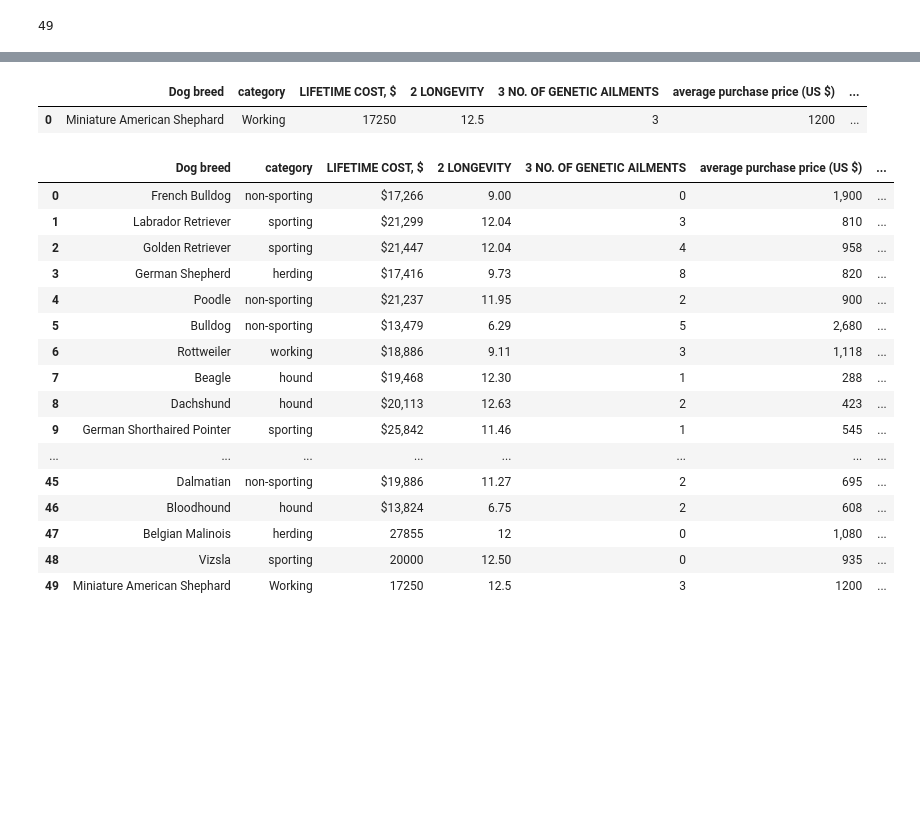
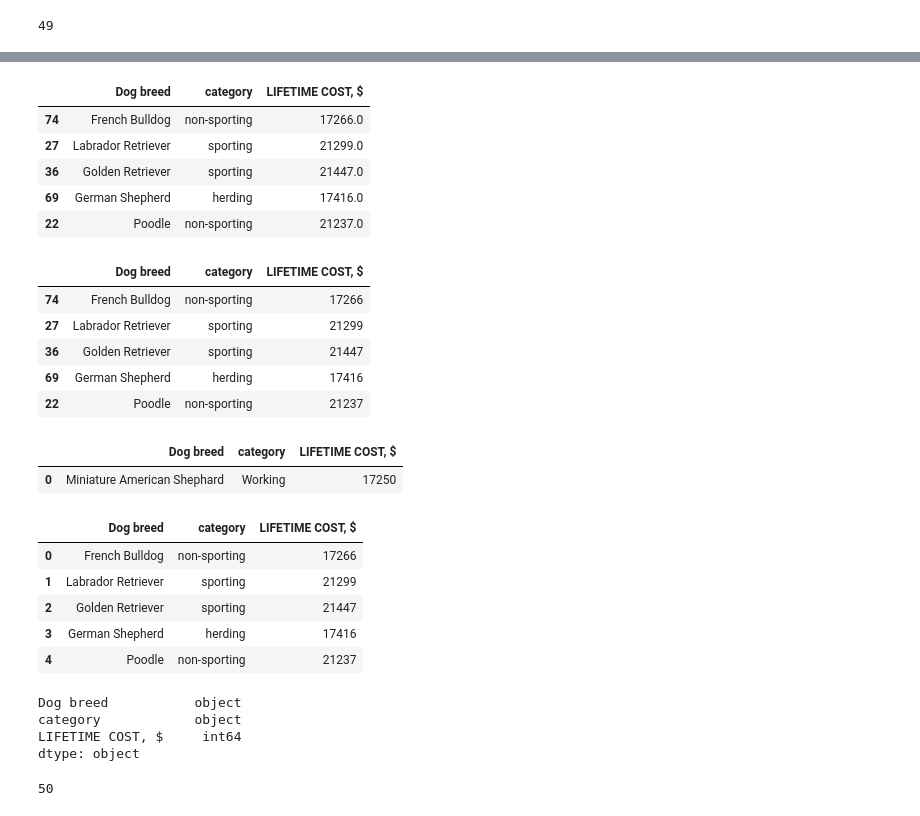
Before and after one commit to wingtungl/dog_project, a Jupyter notebook: Project_4_datacleaning.ipynb, the cells around one changed output, grey strips where cells are left out. Drawn from its saved outputs; the diff is of its cells as text; code cells hidden in the pictures; blank space fills up the shorter version.

```diff
--- a/Project_4_datacleaning.ipynb
+++ b/Project_4_datacleaning.ipynb
@@ -260,0 +182,3 @@ clean_data_df
+# %%
+clean_data_df['LIFETIME COST, $'] = clean_data_df['LIFETIME COST, $'].str.replace(',', '').str.replace('$', '')
+clean_data_df.head()
@@ -260,0 +192,10 @@ clean_data_df
+# %%
+clean_data_df.loc[122,'LIFETIME COST, $']= '13500'
+clean_data_df.loc[158,'LIFETIME COST, $']= '14220'
+clean_data_df.loc[109,'LIFETIME COST, $']= '26055'
+clean_data_df.loc[151,'LIFETIME COST, $']= '23040'
+clean_data_df.loc[170,'LIFETIME COST, $']= '26750'
+clean_data_df.loc[169,'LIFETIME COST, $']= '17145'
+clean_data_df.loc[97,'LIFETIME COST, $']= '18305'
+clean_data_df.loc[104,'LIFETIME COST, $']= '21340'
+clean_data_df.head()
@@ -261,39 +209,53 @@ clean_data_df
+# %%
+clean_data_df['LIFETIME COST, $'] = clean_data_df['LIFETIME COST, $'].astype(float)
+clean_data_df.head()
+# %% [output]
+|  | Dog breed | category | LIFETIME COST, $ |
+| 74 | French Bulldog | non-sporting | 17266.0 |
+| 27 | Labrador Retriever | sporting | 21299.0 |
+| 36 | Golden Retriever | sporting | 21447.0 |
+| 69 | German Shepherd | herding | 17416.0 |
+| 22 | Poodle | non-sporting | 21237.0 |
+# %%
+clean_data_df['LIFETIME COST, $'] = clean_data_df['LIFETIME COST, $'].astype(int)
+clean_data_df.head()
+# %% [output]
+|  | Dog breed | category | LIFETIME COST, $ |
+| 74 | French Bulldog | non-sporting | 17266 |
+| 27 | Labrador Retriever | sporting | 21299 |
+| 36 | Golden Retriever | sporting | 21447 |
+| 69 | German Shepherd | herding | 17416 |
+| 22 | Poodle | non-sporting | 21237 |
 # %%
 #Miniature American Shephard
 american_shephard_row= {
     'Dog breed': 'Miniature American Shephard',
     'category':'Working',
     'LIFETIME COST, $': 17250,
-    '2 LONGEVITY': 12.5,
-    '3 NO. OF GENETIC AILMENTS':3,
-    'average purchase price (US $)':1200,
-    'lowest (US$)':450,
-    'highest (US$)':1500,
-    'food per lifetime, $': 4500
 }
 american_shephard_df = pd.DataFrame([american_shephard_row])
 american_shephard_df
 # %% [output]
-|  | Dog breed | category | LIFETIME COST, $ | 2 LONGEVITY | 3 NO. OF GENETIC AILMENTS | average purchase price (US $) | ... |
-| 0 | Miniature American Shephard | Working | 17250 | 12.5 | 3 | 1200 | ... |
+|  | Dog breed | category | LIFETIME COST, $ |
+| 0 | Miniature American Shephard | Working | 17250 |
 # %%
 full_clean_data_df = pd.concat([clean_data_df, american_shephard_df], ignore_index=True)
-full_clean_data_df
+full_clean_data_df.head()
 # %% [output]
-|  | Dog breed | category | LIFETIME COST, $ | 2 LONGEVITY | 3 NO. OF GENETIC AILMENTS | average purchase price (US $) | ... |
-| 0 | French Bulldog | non-sporting | $17,266 | 9.00 | 0 | 1,900 | ... |
-| 1 | Labrador Retriever | sporting | $21,299 | 12.04 | 3 | 810 | ... |
-| 2 | Golden Retriever | sporting | $21,447 | 12.04 | 4 | 958 | ... |
-| 3 | German Shepherd | herding | $17,416 | 9.73 | 8 | 820 | ... |
-| 4 | Poodle | non-sporting | $21,237 | 11.95 | 2 | 900 | ... |
-| 5 | Bulldog | non-sporting | $13,479 | 6.29 | 5 | 2,680 | ... |
-| 6 | Rottweiler | working | $18,886 | 9.11 | 3 | 1,118 | ... |
-| 7 | Beagle | hound | $19,468 | 12.30 | 1 | 288 | ... |
-| 8 | Dachshund | hound | $20,113 | 12.63 | 2 | 423 | ... |
-| 9 | German Shorthaired Pointer | sporting | $25,842 | 11.46 | 1 | 545 | ... |
-| ... | ... | ... | ... | ... | ... | ... | ... |
-| 45 | Dalmatian | non-sporting | $19,886 | 11.27 | 2 | 695 | ... |
-| 46 | Bloodhound | hound | $13,824 | 6.75 | 2 | 608 | ... |
-| 47 | Belgian Malinois | herding | 27855 | 12 | 0 | 1,080 | ... |
-| 48 | Vizsla | sporting | 20000 | 12.50 | 0 | 935 | ... |
-| 49 | Miniature American Shephard | Working | 17250 | 12.5 | 3 | 1200 | ... |
+|  | Dog breed | category | LIFETIME COST, $ |
+| 0 | French Bulldog | non-sporting | 17266 |
+| 1 | Labrador Retriever | sporting | 21299 |
+| 2 | Golden Retriever | sporting | 21447 |
+| 3 | German Shepherd | herding | 17416 |
+| 4 | Poodle | non-sporting | 21237 |
+# %%
+full_clean_data_df.dtypes
+# %% [output]
+Dog breed           object
+category            object
+LIFETIME COST, $     int64
+dtype: object
+# %%
+len(full_clean_data_df)
+# %% [output]
+50
```
Also changed, not shown: parts of 18 cells of this notebook, 1 other file.
